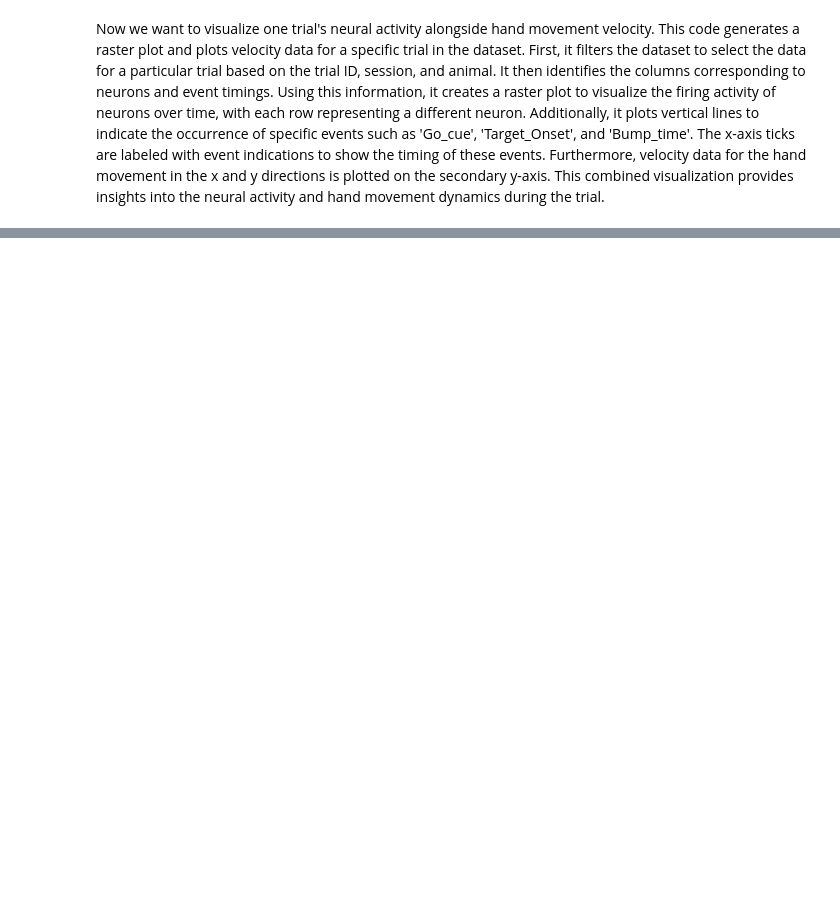
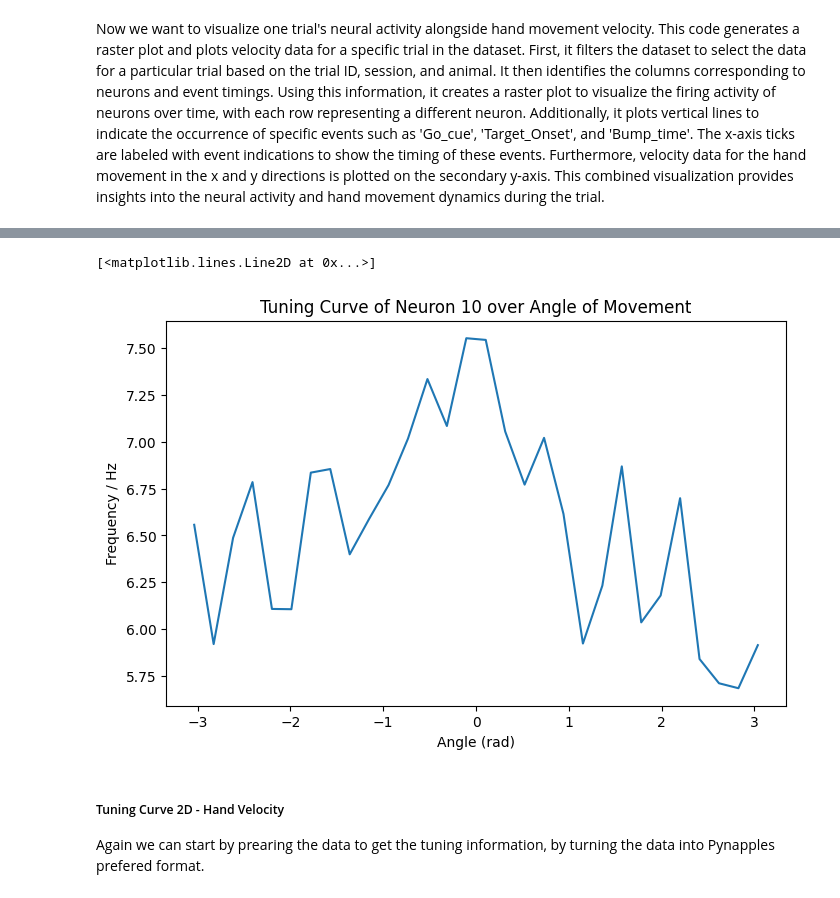
Before and after one commit to catniplab/NeuroTask, a Jupyter notebook: tutorial_data_analysis_nwb.ipynb, the cells around one changed output, grey strips where cells are left out. Cells and saved outputs as stored; diff of their text form; code cells hidden in the pictures; blank space fills up the shorter version.

```diff
--- a/tutorial_data_analysis_nwb.ipynb
+++ b/tutorial_data_analysis_nwb.ipynb
@@ -219,0 +326,13 @@ plt.show()
+# %%
+# Hand Angle of Movement Tuning Curve Visualization
+plt.figure(figsize=(8,5))
+plt.title(f"Tuning Curve of Neuron {neuron} over Angle of Movement")
+plt.xlabel('Angle (rad)')
+plt.ylabel('Frequency / Hz')
+plt.plot(tune_angle.index, tune_angle[neuron])
+# %% [output]
+[<matplotlib.lines.Line2D at 0x...>]
+[figure, added]
+# %% [markdown]
+##### Tuning Curve 2D - Hand Velocity
+Again we can start by prearing the data to get the tuning information, by turning the data into Pynapples prefered format.
```
Also changed, not shown: parts of 21 cells of this notebook.
